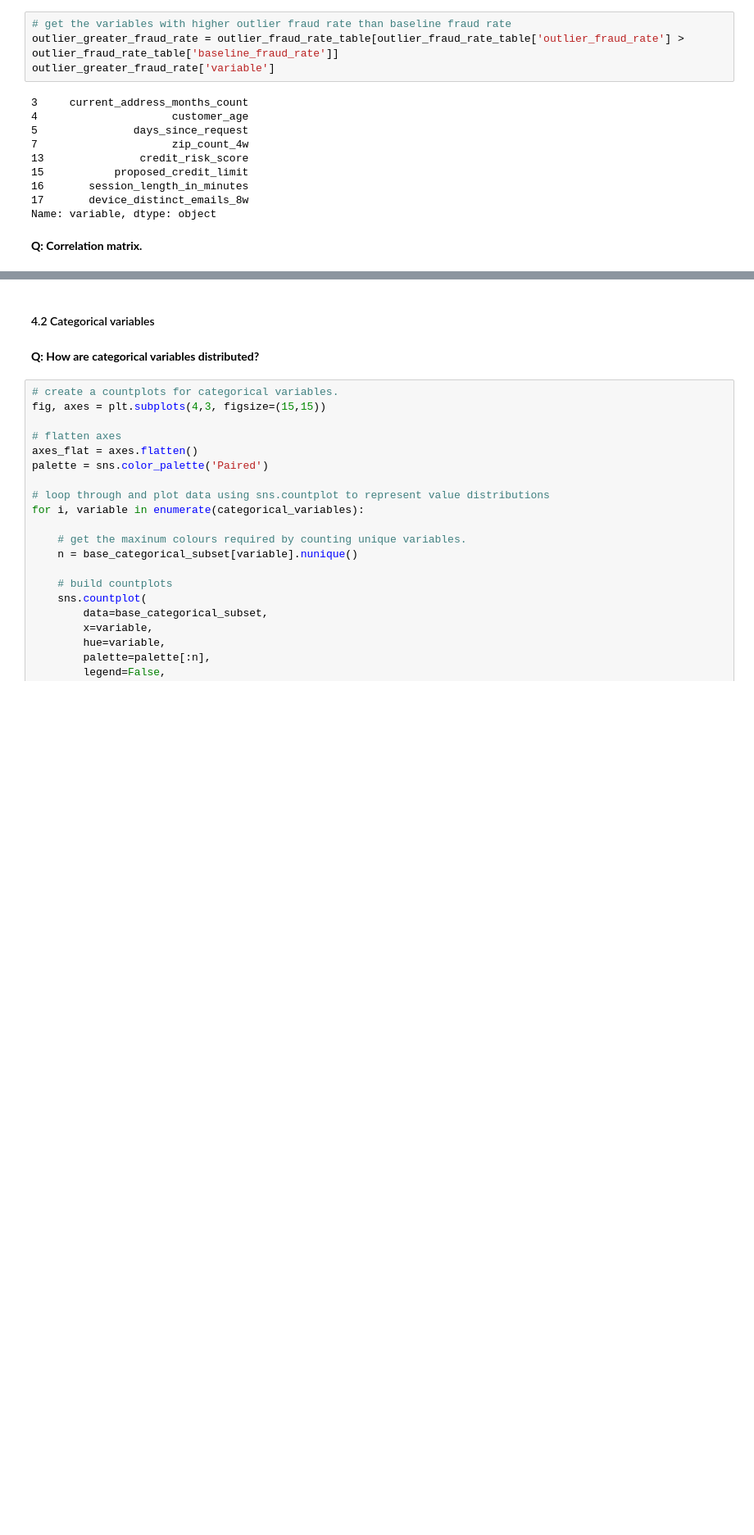
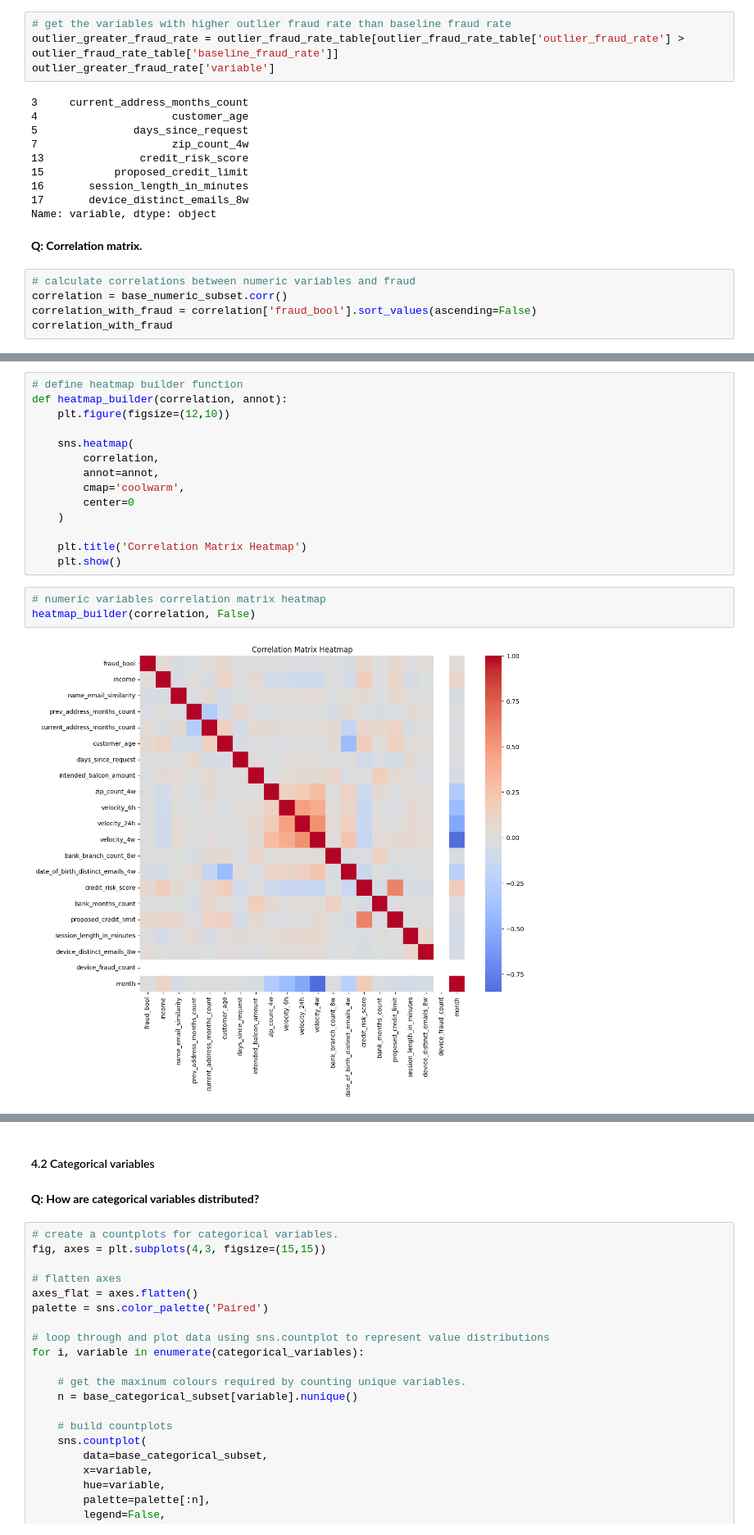
Before and after one commit to mrlizhaozhi/fraud-detection-data-analytics-and-modelling, a Jupyter notebook: BAF-Fraud-Detection-Models.ipynb, the cells around one changed output, grey strips where cells are left out. Shown at 82% size. Saved outputs shown, nothing was run; the diff lists cells and outputs as text; blank space fills up the shorter version.

```diff
--- a/BAF-Fraud-Detection-Models.ipynb
+++ b/BAF-Fraud-Detection-Models.ipynb
@@ -840,3 +843,8 @@ outlier_greater_fraud_rate['variable']
 Name: variable, dtype: object
 # %% [markdown]
 **Q: Correlation matrix.**
+# %%
+# calculate correlations between numeric variables and fraud
+correlation = base_numeric_subset.corr()
+correlation_with_fraud = correlation['fraud_bool'].sort_values(ascending=False)
+correlation_with_fraud
@@ -842,0 +869,19 @@ Name: variable, dtype: object
+# %%
+# define heatmap builder function
+def heatmap_builder(correlation, annot):
+    plt.figure(figsize=(12,10))
+
+    sns.heatmap(
+        correlation,
+        annot=annot,
+        cmap='coolwarm',
+        center=0
+    )
+
+    plt.title('Correlation Matrix Heatmap')
+    plt.show()
+# %%
+# numeric variables correlation matrix heatmap
+heatmap_builder(correlation, False)
+# %% [output]
+[figure, added]
```
Also changed, not shown: parts of 5 cells of this notebook, 1 other file.
